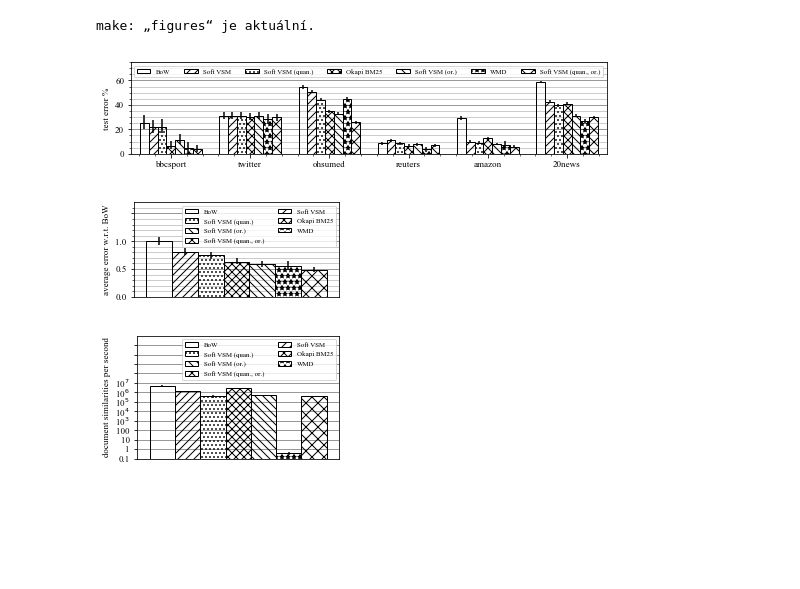
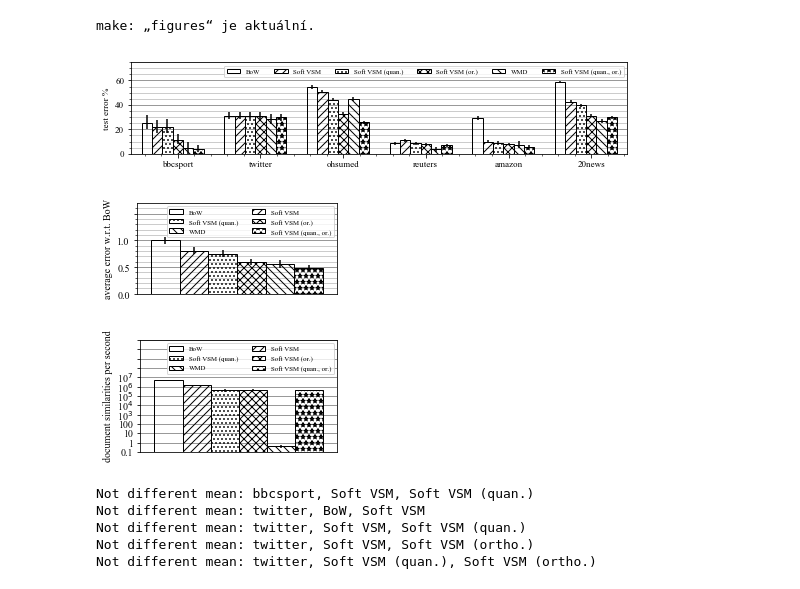
Before and after one commit to MIR-MU/regularized-embeddings, a Jupyter notebook: classification.ipynb, the cells around one changed output. Saved outputs shown, nothing was run; the diff lists cells and outputs as text; code cells hidden in the pictures; blank space fills up the shorter version.

Commit message:
Add Student's t-test to the results

```diff
--- a/classification.ipynb
+++ b/classification.ipynb
@@ -43,7 +43,7 @@ configurations = [
     ('vsm', 'bow', 'inner_product', 32),
     ('dense_soft_vsm', 'tfidf', 'inner_product', 32),
     ('dense_soft_vsm', 'tfidf', 'inner_product', 1),
-    ('vsm', 'bm25', 'inner_product', 32),
+    # ('vsm', 'bm25', 'inner_product', 32),
     ('sparse_soft_vsm', 'tfidf', 'inner_product', 32),
     # ('lsi', 'tfidf', 'inner_product', 32),
     ('vsm', 'bow', 'wmd', 32),
@@ -332,7 +333,7 @@ plt.tight_layout()
 plt.savefig('figures/classification-test_error.pdf')
 plt.show()
 # %% [output]
-[figure, old version]
+[figure, new version]
 # %%
 bar_ys = list(map(lambda x: sum(x) / len(x), bar_ys))
 bar_yerrs_lower = list(map(lambda x: sum(x) / len(x), bar_yerrs_lower))
@@ -387,7 +388,7 @@ plt.tight_layout()
 plt.savefig('figures/classification-avg_test_error_ratio.pdf')
 plt.show()
 # %% [output]
-[figure, old version]
+[figure, new version]
 # %%
 import numpy as np
 
@@ -413,32 +414,56 @@ for x, y, yerr_lower, yerr_upper, label, hatch in zip(
             bar_xs,
             bar_ys,
             bar_yerrs_lower,
             bar_yerrs_upper,
             map(lambda x: configuration_names[x], configurations),
             cycle(hatches),
         ):
     yerr = (yerr_lower, yerr_upper)
     plt.bar(x, y, width=bar_width, edgecolor='black', color='w', yerr=yerr, hatch=hatch, capsize=0, label=label)
     # plt.bar(x, y, width=bar_width, edgecolor='black', yerr=yerr, capsize=0, label=label)
 
 handles, labels = ax.get_legend_handles_labels()
 ncol = 2
 plt.legend(flip(handles, ncol), flip(labels, ncol), loc='best', ncol=ncol, prop={'size': 6.84})
 
 plt.xticks((), ())
 plt.yscale('log')
 plt.yticks(
     (10.0**np.arange(-1, 12)),
     ('0.1', '1', '10', '100', '10$^3$', '10$^4$', '10$^5$', '10$^6$', '10$^7$'),
 )
 plt.minorticks_on()
 plt.ylabel('document similarities per second')
 plt.xlim((-0.5 * (num_bars + 1) * bar_width, 0.5 * (num_bars + 1) * bar_width))
 plt.grid(axis='y', which='major', color='k', alpha=0.5)
 plt.grid(axis='y', which='minor', color='k', alpha=0.25)
 plt.tight_layout()
-plt.ylim((10**-1, 10**12))
+plt.ylim((10**-1, 10**11))
 plt.savefig('figures/classification-speed.pdf')
 plt.show()
 # %% [output]
-[figure, old version]
+[figure, new version]
+# %%
+from itertools import product, combinations
+
+from common import f_test
+
+parameters = list(product(dataset_names, combinations(configurations, 2)))
+result_pairs = map(lambda x: (results[x[0]][x[1][0]], results[x[0]][x[1][1]]), parameters)
+test_results = f_test(result_pairs)
+
+for (dataset, (first_configuration, second_configuration)), test_result in zip(parameters, test_results):
+    if not test_result:
+        first_configuration_name = configuration_names[first_configuration]
+        second_configuration_name = configuration_names[second_configuration]
+        print("Not different mean: {}, {}, {}".format(
+            dataset,
+            first_configuration_name,
+            second_configuration_name,
+    ))
+# %% [output]
+Not different mean: bbcsport, Soft VSM, Soft VSM (quan.)
+Not different mean: twitter, BoW, Soft VSM
+Not different mean: twitter, Soft VSM, Soft VSM (quan.)
+Not different mean: twitter, Soft VSM, Soft VSM (ortho.)
+Not different mean: twitter, Soft VSM (quan.), Soft VSM (ortho.)
```
Also changed, not shown: parts of 8 cells of this notebook, 12 other files.
